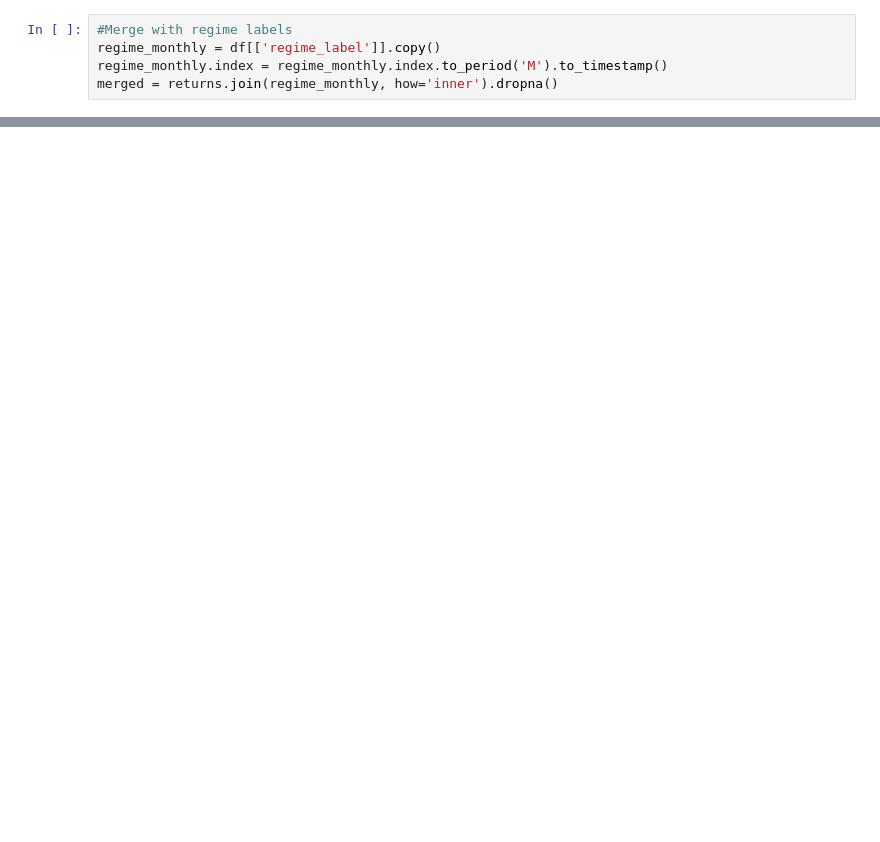
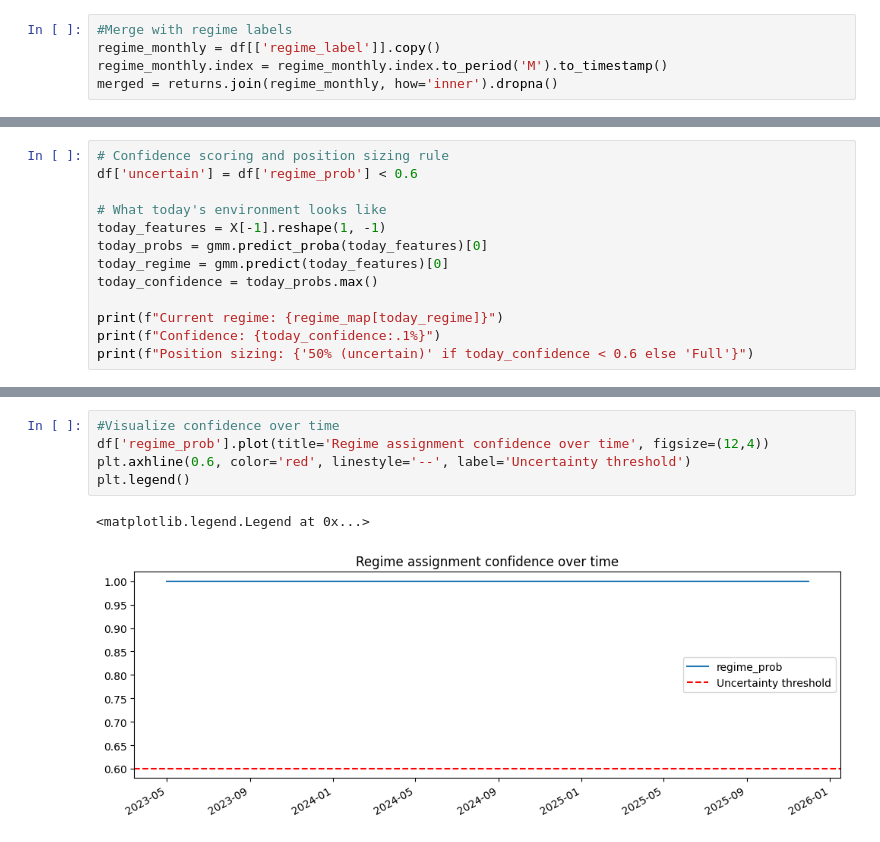
Before and after one commit to dhfricard-coder/1_macro-regime-classifier, a Jupyter notebook: 01_setup_and_fred_test.ipynb, the cells around one changed output, grey strips where cells are left out. Drawn from its saved outputs; the diff is of its cells as text; blank space fills up the shorter version.

```diff
--- a/01_setup_and_fred_test.ipynb
+++ b/01_setup_and_fred_test.ipynb
@@ -243,0 +361,13 @@ merged = returns.join(regime_monthly, how='inner').dropna()
+# %%
+# Confidence scoring and position sizing rule
+df['uncertain'] = df['regime_prob'] < 0.6
+
+# What today's environment looks like
+today_features = X[-1].reshape(1, -1)
+today_probs = gmm.predict_proba(today_features)[0]
+today_regime = gmm.predict(today_features)[0]
+today_confidence = today_probs.max()
+
+print(f"Current regime: {regime_map[today_regime]}")
+print(f"Confidence: {today_confidence:.1%}")
+print(f"Position sizing: {'50% (uncertain)' if today_confidence < 0.6 else 'Full'}")
@@ -243,0 +387,8 @@ merged = returns.join(regime_monthly, how='inner').dropna()
+# %%
+#Visualize confidence over time
+df['regime_prob'].plot(title='Regime assignment confidence over time', figsize=(12,4))
+plt.axhline(0.6, color='red', linestyle='--', label='Uncertainty threshold')
+plt.legend()
+# %% [output]
+<matplotlib.legend.Legend at 0x...>
+[figure, added]
```
Also changed, not shown: parts of 18 cells of this notebook.
